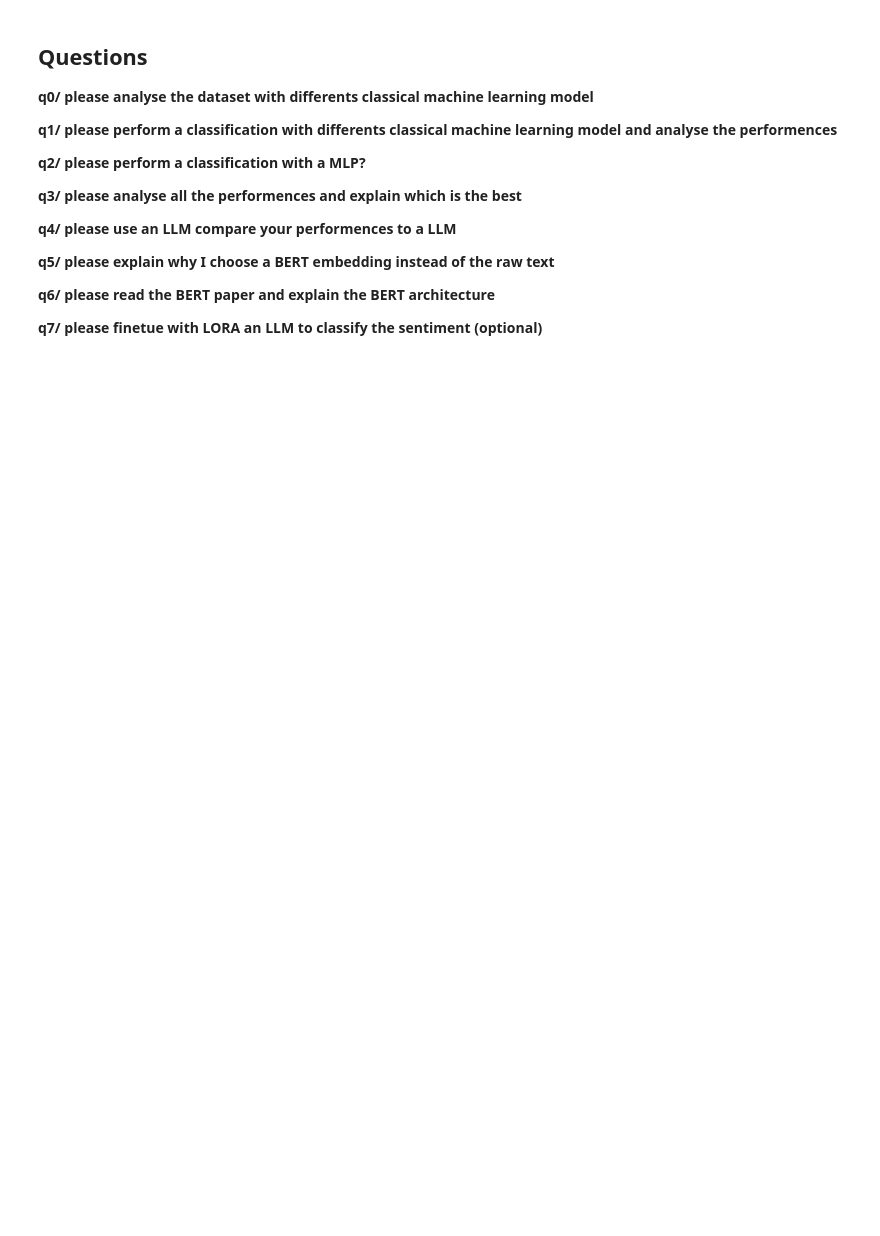
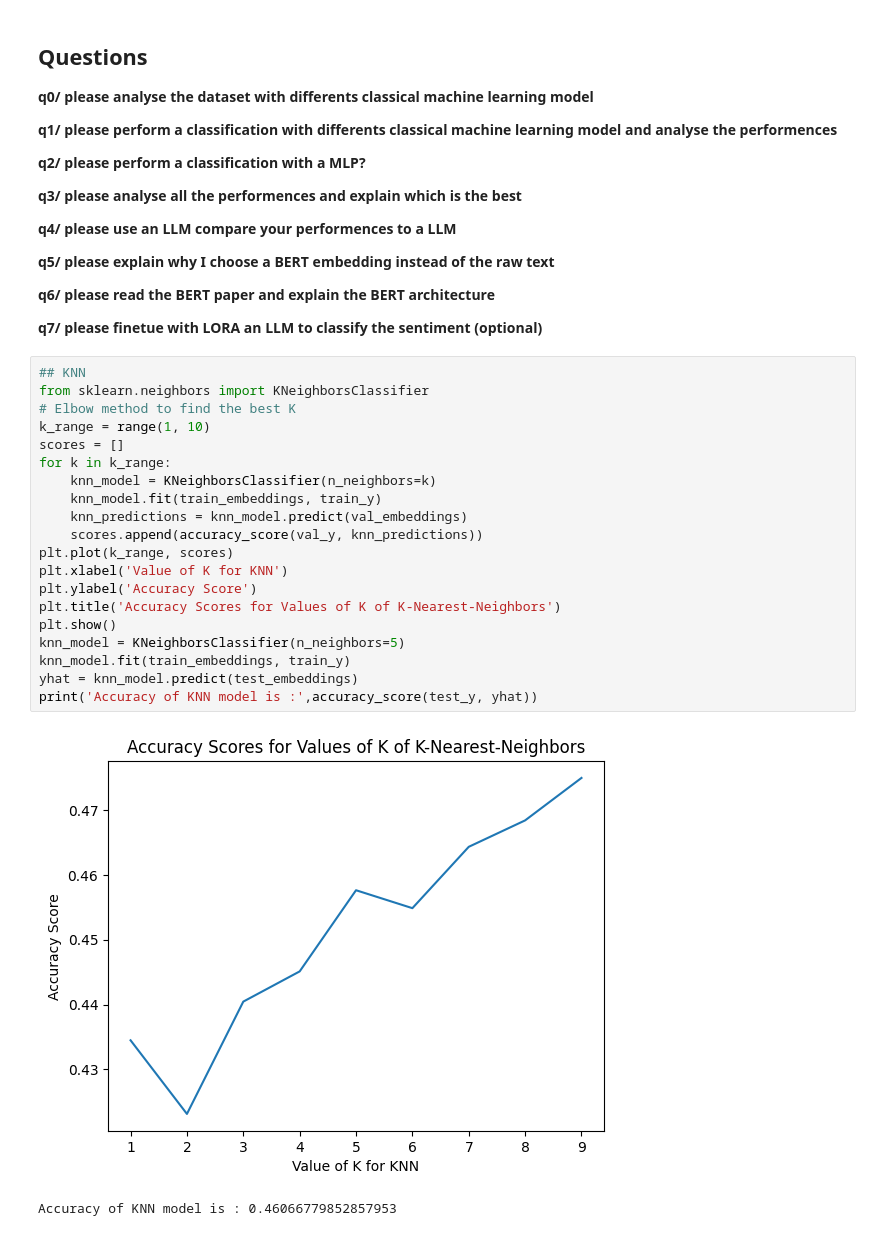
Before and after one commit to Malek9876/LLM-Based-Text-Classification, a Jupyter notebook: Sentiment_Analysis_Using_Naive_Bayes.ipynb, the cells around one changed output. Saved outputs shown, nothing was run; the diff lists cells and outputs as text; blank space fills up the shorter version.

```diff
--- a/Sentiment_Analysis_Using_Naive_Bayes.ipynb
+++ b/Sentiment_Analysis_Using_Naive_Bayes.ipynb
@@ -558,6 +558,29 @@ Test set =
 **q6/  please read the BERT paper and explain the BERT architecture**
 
 **q7/  please finetue with LORA an LLM to classify the sentiment (optional)**
+# %%
+## KNN
+from sklearn.neighbors import KNeighborsClassifier
+# Elbow method to find the best K
+k_range = range(1, 10)
+scores = []
+for k in k_range:
+    knn_model = KNeighborsClassifier(n_neighbors=k)
+    knn_model.fit(train_embeddings, train_y)
+    knn_predictions = knn_model.predict(val_embeddings)
+    scores.append(accuracy_score(val_y, knn_predictions))
+plt.plot(k_range, scores)
+plt.xlabel('Value of K for KNN')
+plt.ylabel('Accuracy Score')
+plt.title('Accuracy Scores for Values of K of K-Nearest-Neighbors')
+plt.show()
+knn_model = KNeighborsClassifier(n_neighbors=5)
+knn_model.fit(train_embeddings, train_y)
+yhat = knn_model.predict(test_embeddings)
+print('Accuracy of KNN model is :',accuracy_score(test_y, yhat))
+# %% [output]
+[figure, added]
+Accuracy of KNN model is : 0.46066779852857953
 # %%
 ## QUESTION 0 and 1 :
 import sklearn
```
Also changed, not shown: parts of 7 cells of this notebook.
